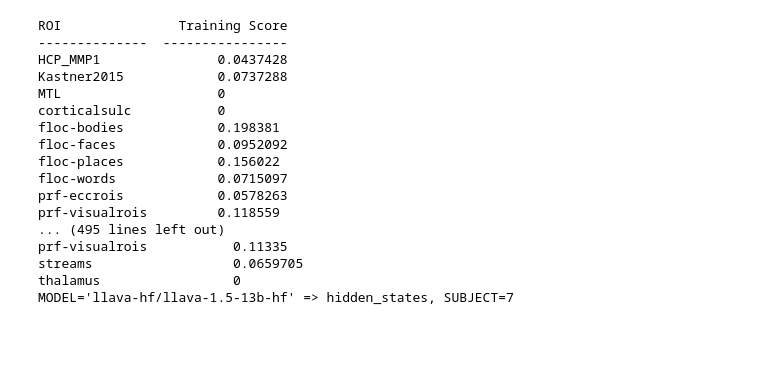
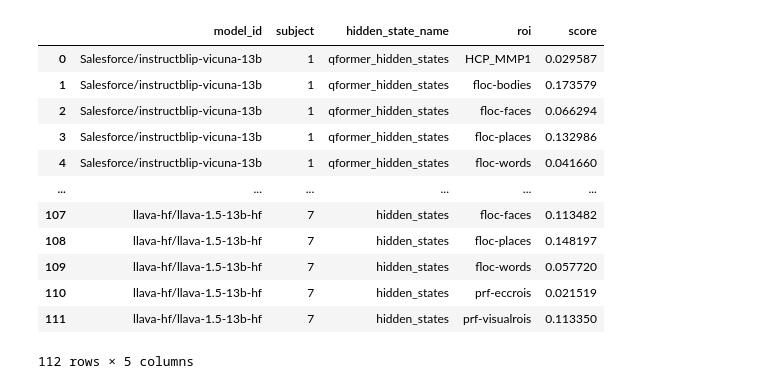
Before and after one commit to subbareddy248/mllm_instruction_brain, a Jupyter notebook: brain_activity_prediction/align_image_embeddings/visualize_alignment.ipynb, the cells around one changed output. Cells and saved outputs as stored; diff of their text form; code cells hidden in the pictures; blank space fills up the shorter version.

```diff
--- a/brain_activity_prediction/align_image_embeddings/visualize_alignment.ipynb
+++ b/brain_activity_prediction/align_image_embeddings/visualize_alignment.ipynb
@@ -22,45 +11,68 @@ def tabulate_scores(hs_name, hs_scores, is_validation):
+# %%
+ROIS = [
+    "HCP_MMP1",
+    "floc-bodies",
+    "floc-faces",
+    "floc-places",
+    "floc-words",
+    "prf-eccrois",
+    "prf-visualrois",
+]
 # %%
 import os.path
+import pandas
 import pickle
 
+rows = []
+
 for model_id in MODEL_IDS:
+
     for subject in SUBJECTS:
         model_name = model_id.replace("/", "_").replace(" ", "_")
 
         scores_dir = os.path.join(BASE_DIR, "final_scores", model_name, f"subj{subject:02}")
 
-        trn_scores_filepath = os.path.join(scores_dir, "training.pkl")
+        # trn_scores_filepath = os.path.join(scores_dir, "training.pkl")
         val_scores_filepath = os.path.join(scores_dir, "validation.pkl")
 
-        with open(trn_scores_filepath, "rb") as f:
-            trn_scores = pickle.load(f)
+        # with open(trn_scores_filepath, "rb") as f:
+        #     trn_scores = pickle.load(f)
         with open(val_scores_filepath, "rb") as f:
             val_scores = pickle.load(f)
 
-        for hs_name, hs_scores in trn_scores.items():
-            print(tabulate_scores(hs_name, hs_scores, False))
-            print(f"MODEL='{model_id}' => {hs_name}, SUBJECT={subject}")
-            print()
+        # for hs_name, hs_scores in trn_scores.items():
+        #     print(tabulate_scores(hs_name, hs_scores, False))
+        #     print(f"MODEL='{model_id}' => {hs_name}, SUBJECT={subject}")
+        #     print()
 
         for hs_name, hs_scores in val_scores.items():
-            print(tabulate_scores(hs_name, hs_scores, True))
-            print(f"MODEL='{model_id}' => {hs_name}, SUBJECT={subject}")
-            print()
+            for roi in ROIS:
+                rows.append({
+                    "model_id": model_id,
+                    "subject": subject,
+                    "hidden_state_name": hs_name,
+                    "roi": roi,
+                    "score": hs_scores[roi],
+                })
+
+df_data = {
+    key: [r[key] for r in rows]
+    for key in rows[0].keys()
+}
+
+df = pandas.DataFrame(data=df_data)
+df
 # %% [output]
+|  | model_id | subject | hidden_state_name | roi | score |
+| 0 | Salesforce/instructblip-vicuna-13b | 1 | qformer_hidden_states | HCP_MMP1 | 0.029587 |
+| 1 | Salesforce/instructblip-vicuna-13b | 1 | qformer_hidden_states | floc-bodies | 0.173579 |
+| 2 | Salesforce/instructblip-vicuna-13b | 1 | qformer_hidden_states | floc-faces | 0.066294 |
+| 3 | Salesforce/instructblip-vicuna-13b | 1 | qformer_hidden_states | floc-places | 0.132986 |
+| 4 | Salesforce/instructblip-vicuna-13b | 1 | qformer_hidden_states | floc-words | 0.041660 |
+| ... | ... | ... | ... | ... | ... |
+| 107 | llava-hf/llava-1.5-13b-hf | 7 | hidden_states | floc-faces | 0.113482 |
+| 108 | llava-hf/llava-1.5-13b-hf | 7 | hidden_states | floc-places | 0.148197 |
+| 109 | llava-hf/llava-1.5-13b-hf | 7 | hidden_states | floc-words | 0.057720 |
+| 110 | llava-hf/llava-1.5-13b-hf | 7 | hidden_states | prf-eccrois | 0.021519 |
+| 111 | llava-hf/llava-1.5-13b-hf | 7 | hidden_states | prf-visualrois | 0.113350 |
-ROI               Training Score
---------------  ----------------
-HCP_MMP1               0.0437428
-Kastner2015            0.0737288
-MTL                    0
-corticalsulc           0
-floc-bodies            0.198381
-floc-faces             0.0952092
-floc-places            0.156022
-floc-words             0.0715097
-prf-eccrois            0.0578263
-prf-visualrois         0.118559
-... (495 lines left out)
-prf-visualrois           0.11335
-streams                  0.0659705
-thalamus                 0
-MODEL='llava-hf/llava-1.5-13b-hf' => hidden_states, SUBJECT=7
+112 rows × 5 columns
```
Also changed, not shown: parts of 5 cells of this notebook, 1 other file.
